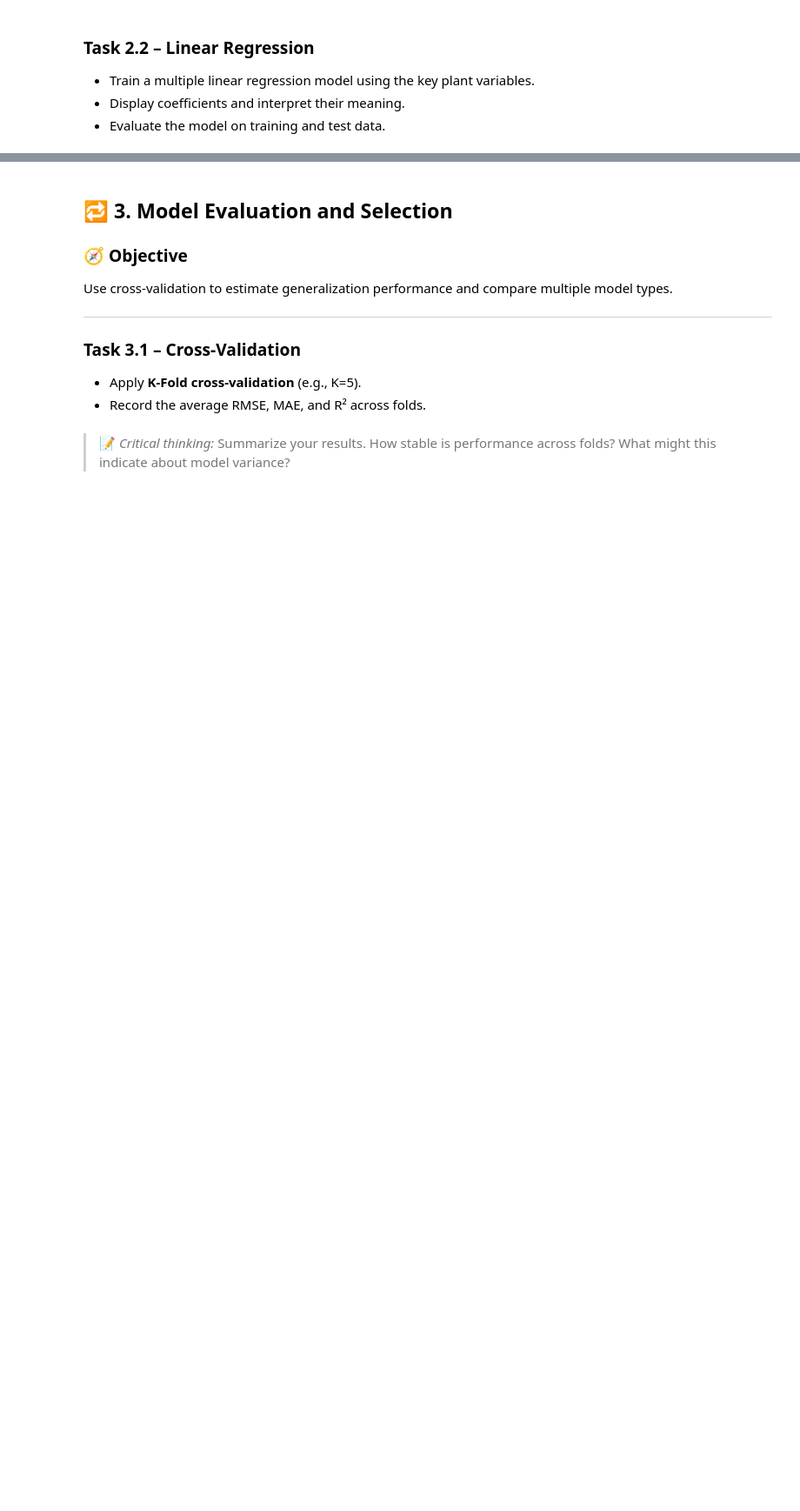
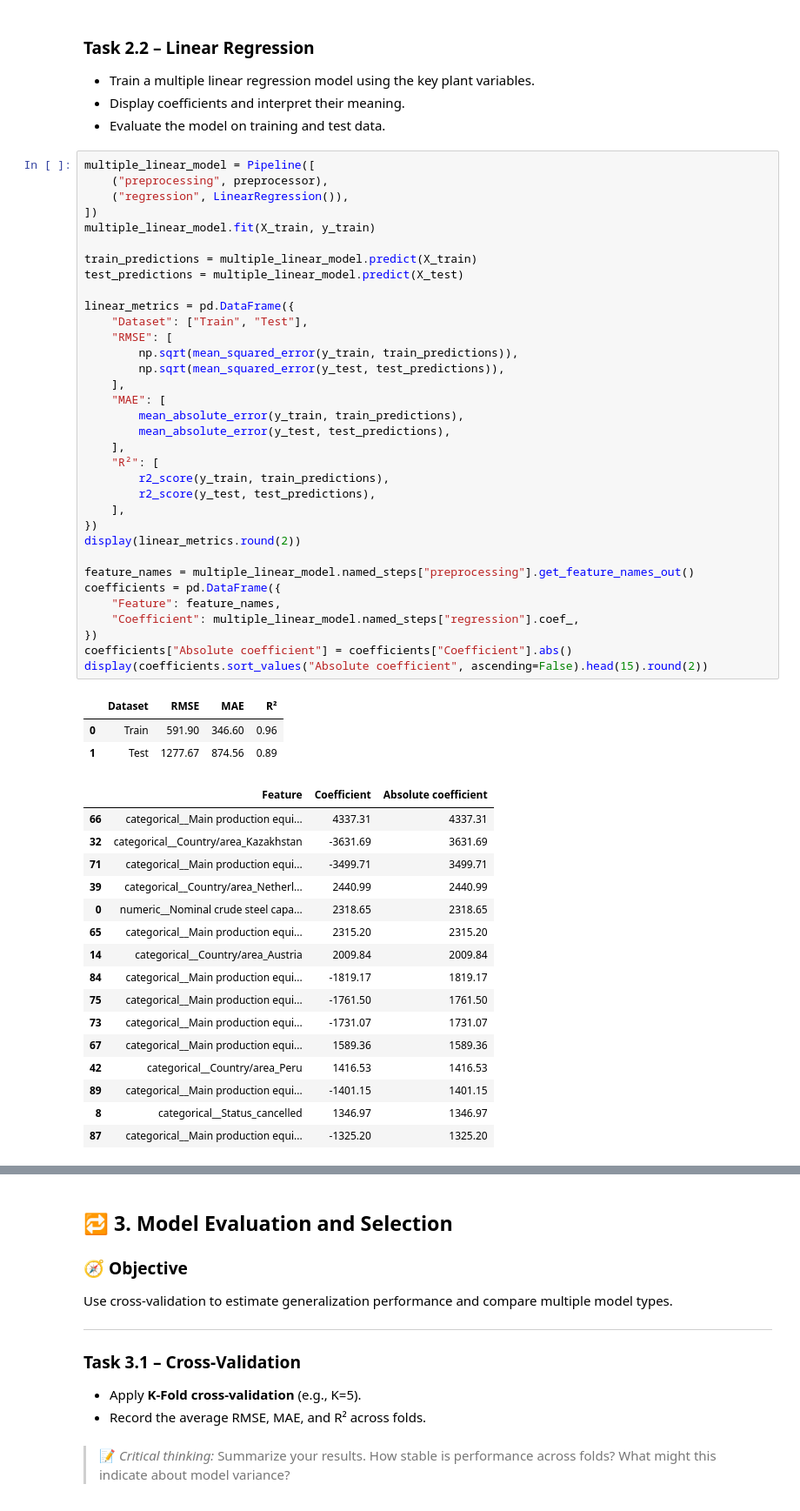
Before and after one commit to GabDestal/aidams-lab2-destal-montluc-riekhakainen-magretdelord, a Jupyter notebook: lab_2.ipynb, the cells around one changed output, grey strips where cells are left out. Shown at 87% size. Cells and saved outputs as stored; diff of their text form; blank space fills up the shorter version.

```diff
--- a/lab_2.ipynb
+++ b/lab_2.ipynb
@@ -402,5 +443,59 @@ Establish a simple baseline, then train and interpret a linear model.
 - Train a multiple linear regression model using the key plant variables.
 - Display coefficients and interpret their meaning.
 - Evaluate the model on training and test data.
+# %%
+multiple_linear_model = Pipeline([
+    ("preprocessing", preprocessor),
+    ("regression", LinearRegression()),
+])
+multiple_linear_model.fit(X_train, y_train)
+
+train_predictions = multiple_linear_model.predict(X_train)
+test_predictions = multiple_linear_model.predict(X_test)
+
+linear_metrics = pd.DataFrame({
+    "Dataset": ["Train", "Test"],
+    "RMSE": [
+        np.sqrt(mean_squared_error(y_train, train_predictions)),
+        np.sqrt(mean_squared_error(y_test, test_predictions)),
+    ],
+    "MAE": [
+        mean_absolute_error(y_train, train_predictions),
+        mean_absolute_error(y_test, test_predictions),
+    ],
+    "R²": [
+        r2_score(y_train, train_predictions),
+        r2_score(y_test, test_predictions),
+    ],
+})
+display(linear_metrics.round(2))
+
+feature_names = multiple_linear_model.named_steps["preprocessing"].get_feature_names_out()
+coefficients = pd.DataFrame({
+    "Feature": feature_names,
+    "Coefficient": multiple_linear_model.named_steps["regression"].coef_,
+})
+coefficients["Absolute coefficient"] = coefficients["Coefficient"].abs()
+display(coefficients.sort_values("Absolute coefficient", ascending=False).head(15).round(2))
+# %% [output]
+|  | Dataset | RMSE | MAE | R² |
+| 0 | Train | 591.90 | 346.60 | 0.96 |
+| 1 | Test | 1277.67 | 874.56 | 0.89 |
+|  | Feature | Coefficient | Absolute coefficient |
+| 66 | categorical__Main production equi... | 4337.31 | 4337.31 |
+| 32 | categorical__Country/area_Kazakhstan | -3631.69 | 3631.69 |
+| 71 | categorical__Main production equi... | -3499.71 | 3499.71 |
+| 39 | categorical__Country/area_Netherl... | 2440.99 | 2440.99 |
+| 0 | numeric__Nominal crude steel capa... | 2318.65 | 2318.65 |
+| 65 | categorical__Main production equi... | 2315.20 | 2315.20 |
+| 14 | categorical__Country/area_Austria | 2009.84 | 2009.84 |
+| 84 | categorical__Main production equi... | -1819.17 | 1819.17 |
+| 75 | categorical__Main production equi... | -1761.50 | 1761.50 |
+| 73 | categorical__Main production equi... | -1731.07 | 1731.07 |
+| 67 | categorical__Main production equi... | 1589.36 | 1589.36 |
+| 42 | categorical__Country/area_Peru | 1416.53 | 1416.53 |
+| 89 | categorical__Main production equi... | -1401.15 | 1401.15 |
+| 8 | categorical__Status_cancelled | 1346.97 | 1346.97 |
+| 87 | categorical__Main production equi... | -1325.20 | 1325.20 |
 # %% [markdown]
 > 📝 *Critical thinking:*
```
Also changed, not shown: parts of 4 cells of this notebook.
